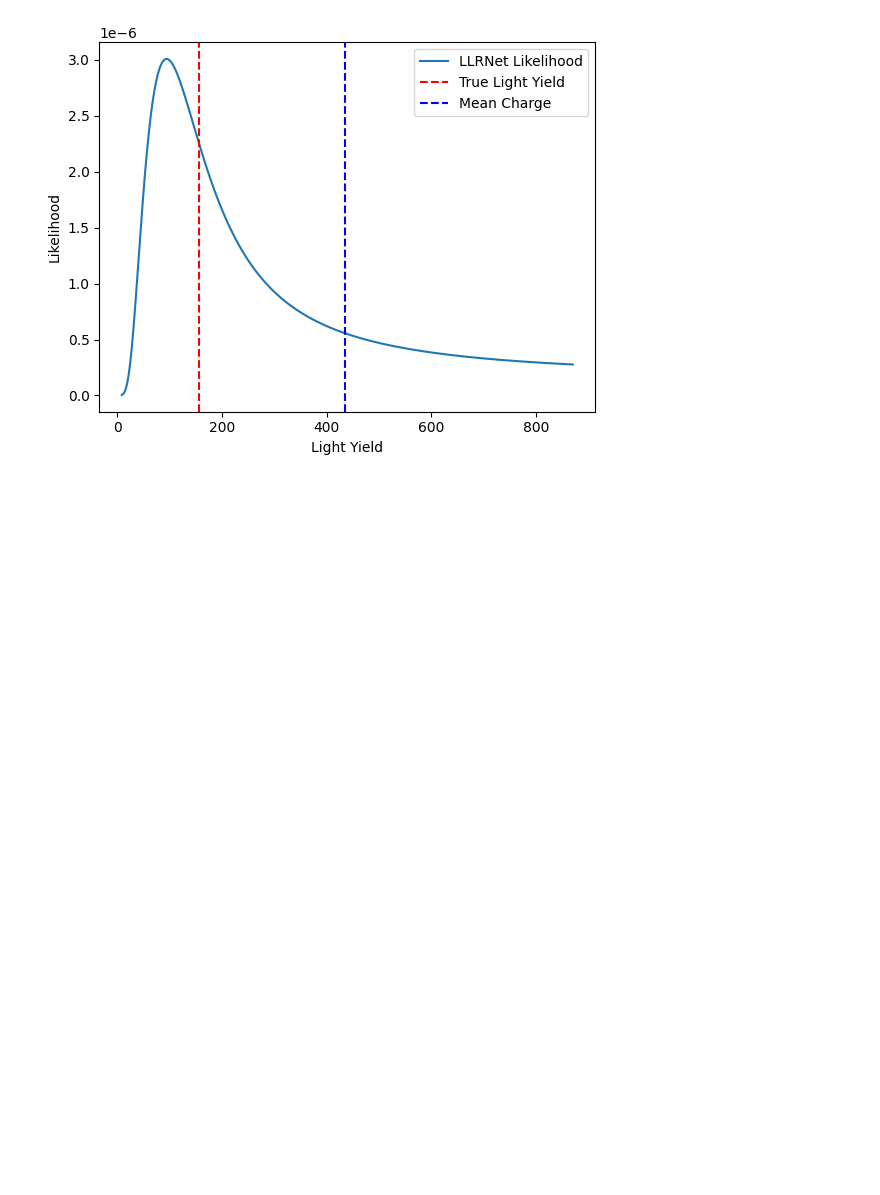
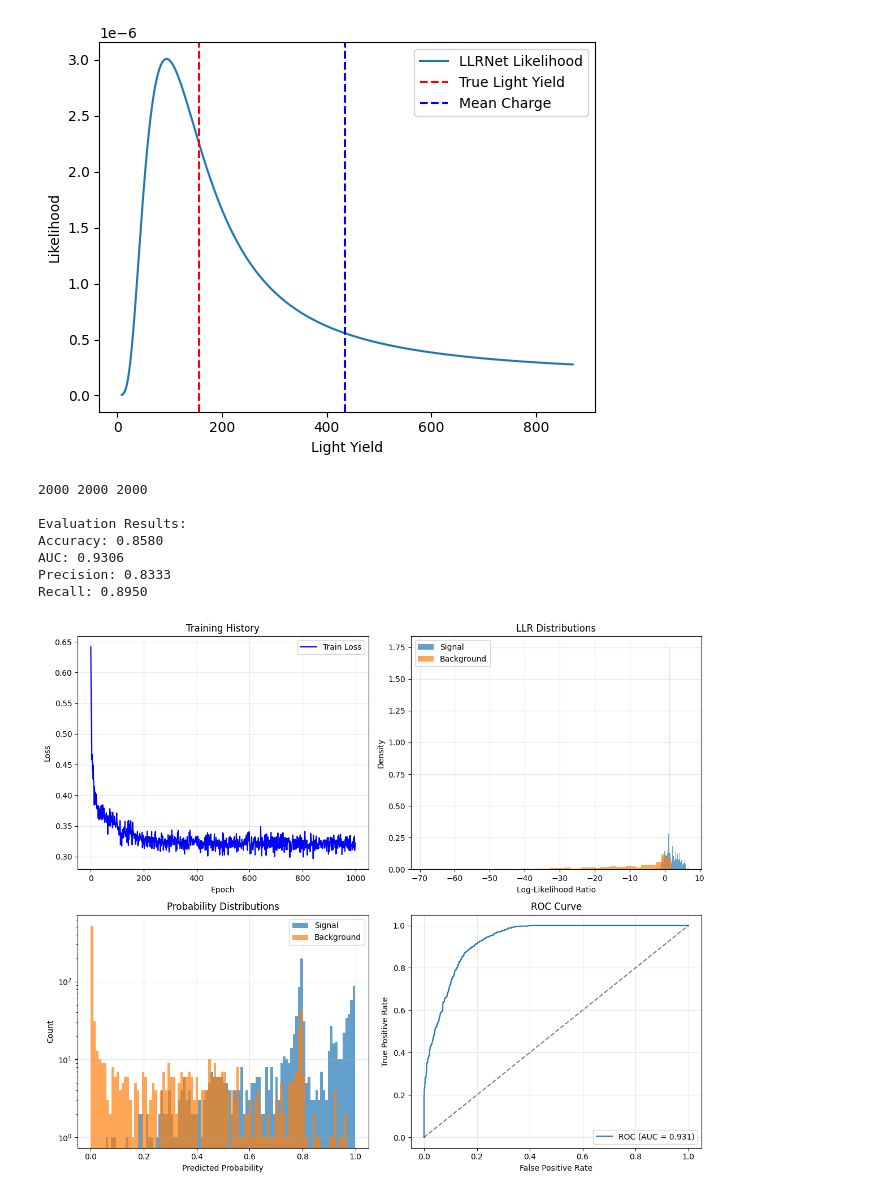
Before and after one commit to kristiantcho/nugget, a Jupyter notebook: nugget/examples/llr_testing.ipynb, the cells around one changed output. Saved outputs shown, nothing was run; the diff lists cells and outputs as text; code cells hidden in the pictures; blank space fills up the shorter version.

```diff
--- a/nugget/examples/llr_testing.ipynb
+++ b/nugget/examples/llr_testing.ipynb
@@ -34,7 +34,7 @@ patd_surrogate = nugget.surrogates.LightSabre.LightSabrePATD(
 light_yield_surrogate_patd = patd_surrogate.light_yield_surrogate
 lightsabre = nugget.surrogates.LightSabre.LightSabre(
                 # device='cuda:1',
-                use_poisson=False,
+                use_poisson=True,
                 num_track_points=2000,
                 domain_size=2000,
                 particle_mode='track',
@@ -48,8 +48,9 @@ signal_sampler = nugget.samplers.cyl_sampler.CylinderSampler(
         E_min=1e2,
         E_max=1e8,
         energy_dist='log_uniform',
-        find_exact_intersection=True,
-        random_position_along_ray=False,
+        find_exact_intersection=False,
+        random_position_along_ray=True,
+        box_intersection=False,
         uniform_zenith_sampling=True,
         )
 # %%
@@ -87,14 +88,14 @@ llr_net = nugget.surrogates.LLRnet.LLRnet(
     input_delta_time=False,  # residual time is baked into prepare_features_patd as t_geom_min
     use_rich_features=True,
     add_distance_from_beam=False,
-    use_patd=True,
+    use_patd=False,
     add_vertex_distance=True,
 )
 
-llr_net.load_model('best_hit_llr_model_v7.pt')
-# llr_net.load_model('best_charge_llr_model_v5.pt')
+# llr_net.load_model('best_hit_llr_model_v7.pt')
+llr_net.load_model('best_charge_llr_model_v5.pt')
+# history = pickle.load(open('hit_llr_v7_training_history.pkl', 'rb'))
 history = pickle.load(open('charge_llr_v5_training_history.pkl', 'rb'))
-# history = pickle.load(open('cascade_charge_llr_v2_training_history.pkl', 'rb'))
 # %% [output]
 Building parallel network architecture:
   Input dim: 13
@@ -317,18 +318,17 @@ test_dataloader = llr_net.create_signal_only_dataloader(
     max_resample_attempts=30,
     vary_cylinder=False,
     output_true_light_yield=True,
-    use_rich_features=True,
     # cylinder_sampler=nugget.samplers.cyl_sampler.CylinderSampler
     )
 
 # test_dataloader = llr_net.create_patd_dataloader(
 #     signal_sampler=signal_sampler,
-#     signal_surrogate_func=light_yield_surrogate,
-#     num_samples_per_epoch=1024,
+#     signal_surrogate_func=light_yield_surrogate_patd,
+#     num_samples_per_epoch=512,
 #     batch_size=32,
 #     num_workers=4,
 #     shuffle_photons=True,
-#     use_rich_features=True,  # use prepare_features_patd: 14-feature geometry-rich vectors
+
 # )
 
 predictions = []
@@ -358,7 +358,7 @@ predictions = np.array(predictions)
 true_labels = np.array(true_labels)
 all_features = np.array(all_features).squeeze()  # Remove batch dimension if needed
 denoised_values = np.array(denoised_values).squeeze()
-ly_mask = denoised_values > 1
+ly_mask = denoised_values > 0.1
 ly_mask = np.ones_like(true_labels, dtype=bool)
 print(len(llr_values), len(predictions), len(true_labels))
 
@@ -398,33 +398,42 @@ axes[0,1].hist(llr_values[background_mask & ly_mask], bins=50, alpha=0.7, label=
 axes[0,1].set_xlabel('Log-Likelihood Ratio')
 axes[0,1].set_ylabel('Density')
 axes[0,1].set_title('LLR Distributions')
 # axes[0,1].set_xlim(-5, 5)
 axes[0,1].legend()
 axes[0,1].grid(True, alpha=0.3)
 
 # Probability distributions
 axes[1,0].hist(predictions[signal_mask & ly_mask], bins=100, alpha=0.7, label='Signal', density=False)
 axes[1,0].hist(predictions[background_mask & ly_mask], bins=100, alpha=0.7, label='Background', density=False)
 axes[1,0].set_xlabel('Predicted Probability')
 axes[1,0].set_ylabel('Count')
 axes[1,0].set_yscale('log')
 axes[1,0].set_title('Probability Distributions')
 axes[1,0].legend()
 axes[1,0].grid(True, alpha=0.3)
 
 # ROC curve
 
 fpr, tpr, _ = roc_curve(true_labels[ly_mask], predictions[ly_mask])
 axes[1,1].plot(fpr, tpr, label=f'ROC (AUC = {auc:.3f})')
 axes[1,1].plot([0, 1], [0, 1], 'k--', alpha=0.5)
 axes[1,1].set_xlabel('False Positive Rate')
 axes[1,1].set_ylabel('True Positive Rate')
 axes[1,1].set_title('ROC Curve')
 axes[1,1].legend()
 axes[1,1].grid(True, alpha=0.3)
 
 plt.tight_layout()
 plt.show()
+# %% [output]
+2000 2000 2000
+
+Evaluation Results:
+Accuracy: 0.8580
+AUC: 0.9306
+Precision: 0.8333
+Recall: 0.8950
+[figure, added]
 # %%
 bg_mask = (true_labels == 0)
 sig_mask = (true_labels == 1)
```
Also changed, not shown: parts of 3 cells of this notebook, 4 other files.
